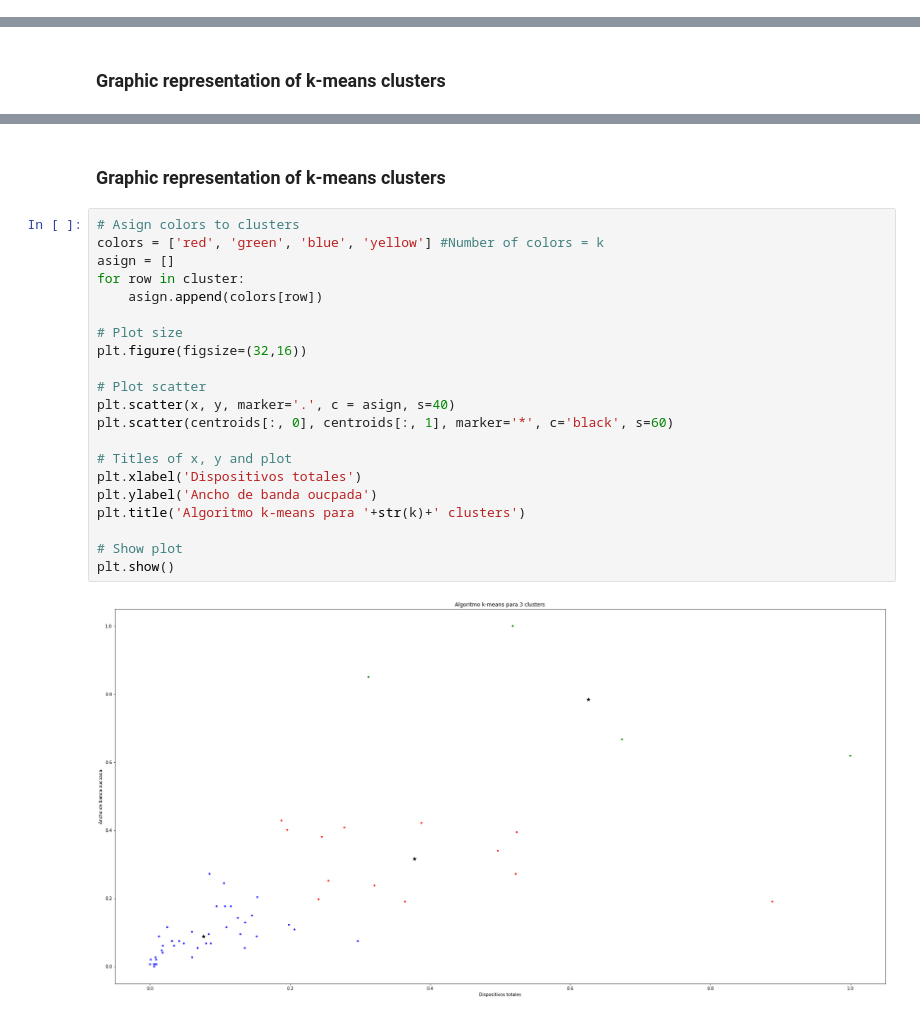
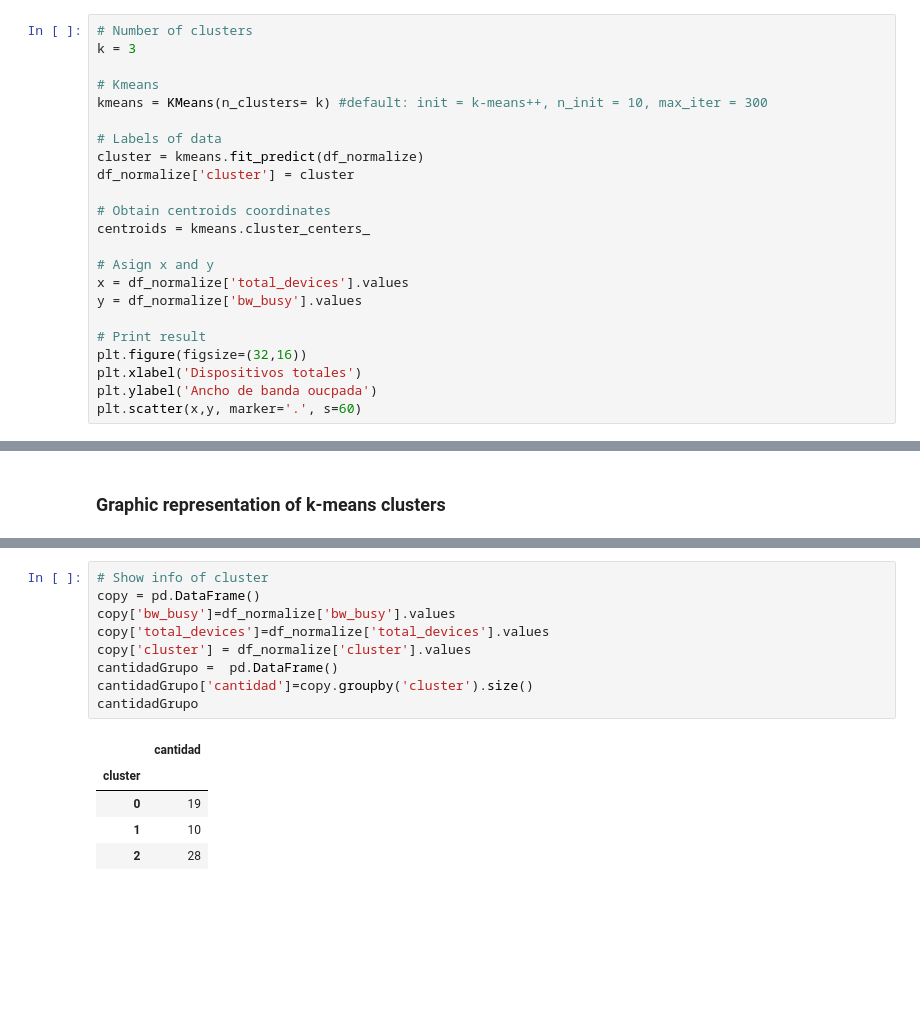
Before and after one commit to alvaroanua/TFG, a Jupyter notebook: Kmean/KMEAN_ehu_Bilbao_Magisterio.ipynb, the cells around one changed output, grey strips where cells are left out. Drawn from its saved outputs; the diff is of its cells as text; blank space fills up the shorter version.

```diff
--- a/Kmean/KMEAN_ehu_Bilbao_Magisterio.ipynb
+++ b/Kmean/KMEAN_ehu_Bilbao_Magisterio.ipynb
@@ -181,0 +224,23 @@ plt.scatter(x,y, marker='.', s=60)
+# %%
+# Number of clusters
+k = 3
+
+# Kmeans
+kmeans = KMeans(n_clusters= k) #default: init = k-means++, n_init = 10, max_iter = 300
+
+# Labels of data
+cluster = kmeans.fit_predict(df_normalize)
+df_normalize['cluster'] = cluster
+
+# Obtain centroids coordinates
+centroids = kmeans.cluster_centers_
+
+# Asign x and y
+x = df_normalize['total_devices'].values
+y = df_normalize['bw_busy'].values
+
+# Print result
+plt.figure(figsize=(32,16))
+plt.xlabel('Dispositivos totales')
+plt.ylabel('Ancho de banda oucpada')
+plt.scatter(x,y, marker='.', s=60)
@@ -234,25 +275,15 @@ plt.scatter(x,y, marker='.', s=60)
-# %% [markdown]
-### Graphic representation of k-means clusters
-# %%
-# Asign colors to clusters
-colors = ['red', 'green', 'blue', 'yellow'] #Number of colors = k
-asign = []
-for row in cluster:
-    asign.append(colors[row])
-
-# Plot size
-plt.figure(figsize=(32,16))
-
-# Plot scatter
-plt.scatter(x, y, marker='.', c = asign, s=40)
-plt.scatter(centroids[:, 0], centroids[:, 1], marker='*', c='black', s=60)
-
-# Titles of x, y and plot
-plt.xlabel('Dispositivos totales')
-plt.ylabel('Ancho de banda oucpada')
-plt.title('Algoritmo k-means para '+str(k)+' clusters')
-
-# Show plot
-plt.show()
-# %% [output]
-[figure, removed]
+# %%
+# Show info of cluster
+copy = pd.DataFrame()
+copy['bw_busy']=df_normalize['bw_busy'].values
+copy['total_devices']=df_normalize['total_devices'].values
+copy['cluster'] = df_normalize['cluster'].values
+cantidadGrupo =  pd.DataFrame()
+cantidadGrupo['cantidad']=copy.groupby('cluster').size()
+cantidadGrupo
+# %% [output]
+|  | cantidad |
+| cluster |  |
+| 0 | 19 |
+| 1 | 10 |
+| 2 | 28 |
```
Also changed, not shown: parts of 9 cells of this notebook, 2 other files.
